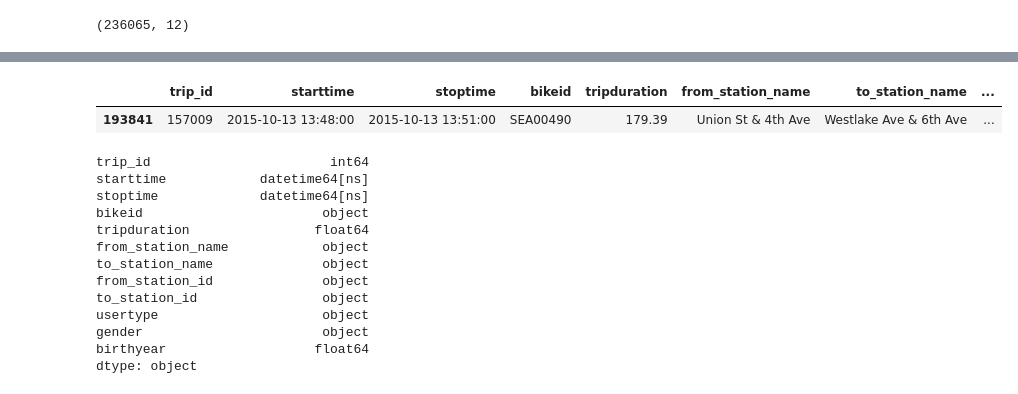
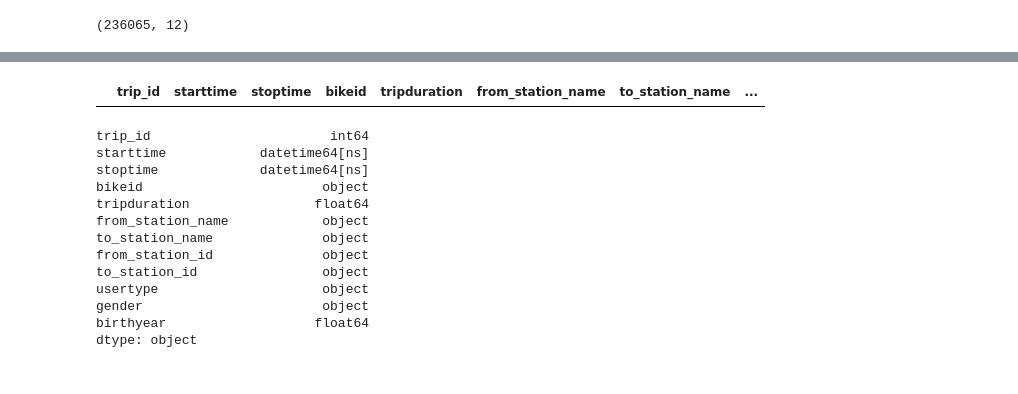
Before and after one commit to duranbe/bike-sharing, a Jupyter notebook: bike-sharing.ipynb, the cells around one changed output, grey strips where cells are left out. Saved outputs shown, nothing was run; the diff lists cells and outputs as text; code cells hidden in the pictures.

```diff
--- a/bike-sharing.ipynb
+++ b/bike-sharing.ipynb
@@ -24,10 +24,9 @@ df.head()
 | 3 | 434 | 2014-10-13 10:34:00 | 2014-10-13 10:48:00 | SEA00333 | 865.937 | 2nd Ave & Spring St | Occidental Park / Occidental Ave ... | ... |
 | 4 | 435 | 2014-10-13 10:34:00 | 2014-10-13 10:49:00 | SEA00202 | 923.923 | 2nd Ave & Spring St | Occidental Park / Occidental Ave ... | ... |
 # %%
-df[df['starttime']=="2015-10-13 13:48:00"]
+df[df['starttime']=="2015-11-14 13:48:00"]
 # %% [output]
 |  | trip_id | starttime | stoptime | bikeid | tripduration | from_station_name | to_station_name | ... |
-| 193841 | 157009 | 2015-10-13 13:48:00 | 2015-10-13 13:51:00 | SEA00490 | 179.39 | Union St & 4th Ave | Westlake Ave & 6th Ave | ... |
 # %%
 df.dtypes
 # %% [output]
```
Also changed, not shown: 4 other files.
